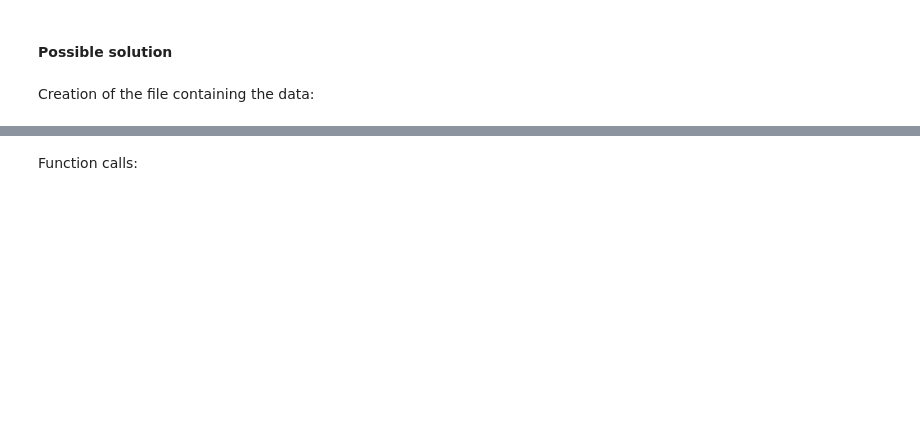
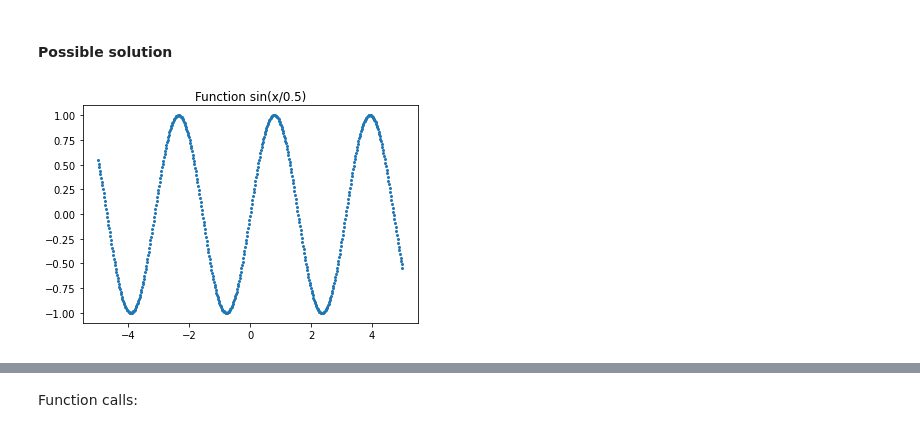
Before and after one commit to LLACorp/Python-Course-for-Scientific-Programming, a Jupyter notebook: EXERCISES/Exercises_Lecture_05.ipynb, the cells around one changed output, grey strips where cells are left out. Cells and saved outputs as stored; diff of their text form; code cells hidden in the pictures; blank space fills up the shorter version.

```diff
--- a/EXERCISES/Exercises_Lecture_05.ipynb
+++ b/EXERCISES/Exercises_Lecture_05.ipynb
@@ -136,4 +161,2 @@ Advice: Use a small N to avoid probblems with the .txt file, for example N = 5.
 # %% [markdown]
 #### Possible solution
-# %% [markdown]
-Creation of the file containing the data:
@@ -139,0 +181,14 @@ Creation of the file containing the data:
+# %%
+import numpy as np
+import matplotlib.pyplot as plt
+
+xy_dict = np.load('xydata.npz')
+x = xy_dict['x']
+y = xy_dict['y']
+
+#Plot of the results
+plt.plot(x, y, 'o', linewidth=1.0, markersize=2)
+plt.title(f'Function sin(x/{L})')
+plt.show()
+# %% [output]
+[figure, added]
```
Also changed, not shown: parts of 22 cells of this notebook, 1 other file.
